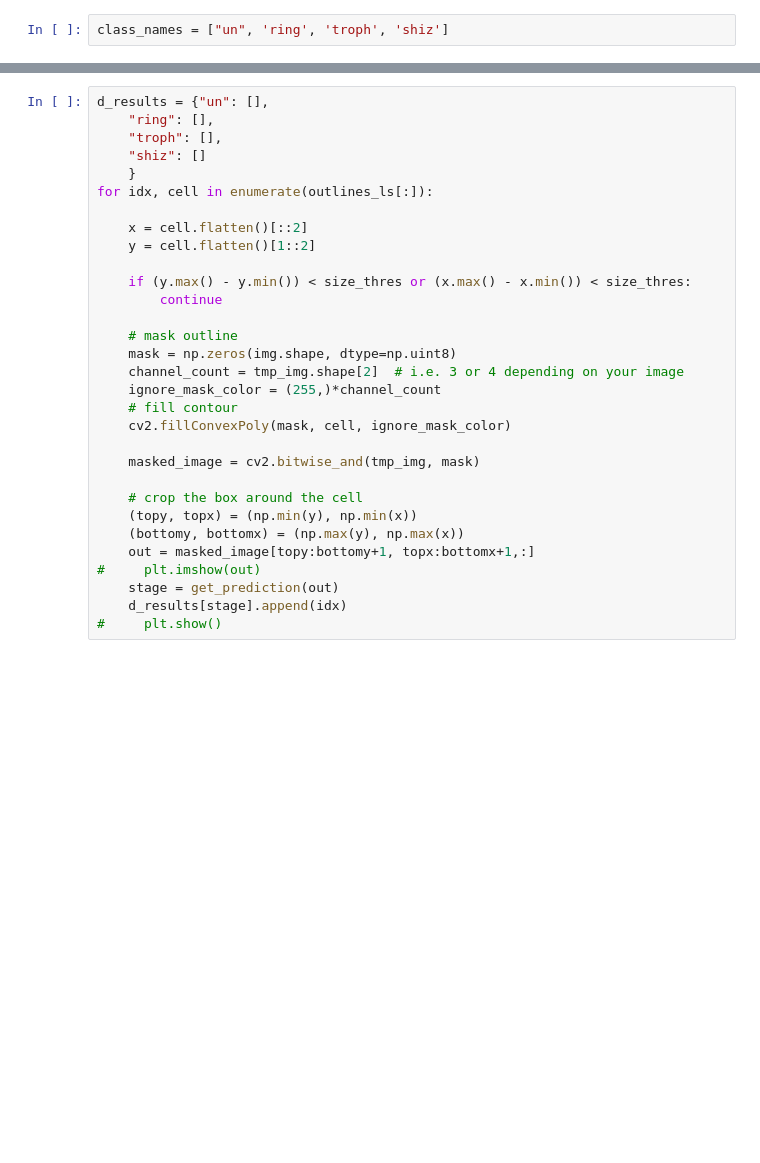
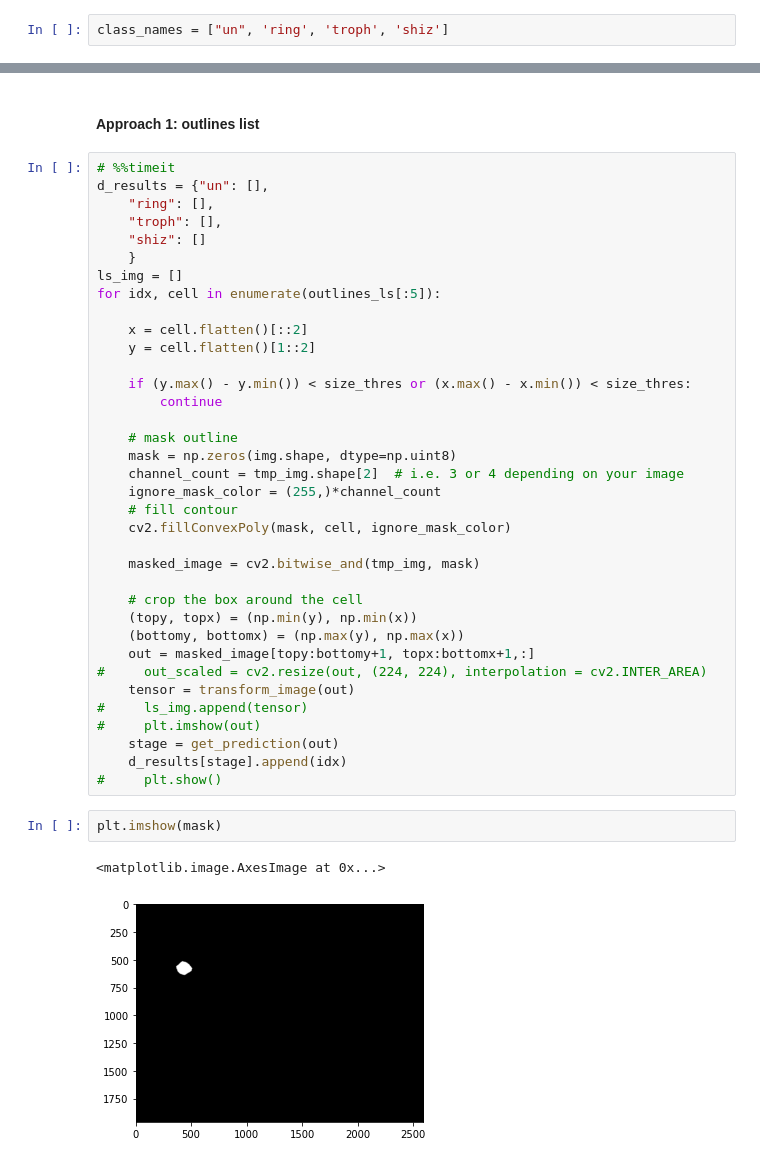
Before and after one commit to danielbarco/malariadetection_webapp, a Jupyter notebook: nbs/Cellpose-segmentation.ipynb, the cells around one changed output, grey strips where cells are left out. Saved outputs shown, nothing was run; the diff lists cells and outputs as text; blank space fills up the shorter version.

```diff
--- a/nbs/Cellpose-segmentation.ipynb
+++ b/nbs/Cellpose-segmentation.ipynb
@@ -323,10 +354,14 @@ class_names = ["un", 'ring', 'troph', 'shiz']
+# %% [markdown]
+#### Approach 1: outlines list
 # %%
+# %%timeit
 d_results = {"un": [],
     "ring": [],
     "troph": [],
     "shiz": []
     }
-for idx, cell in enumerate(outlines_ls[:]):
+ls_img = []
+for idx, cell in enumerate(outlines_ls[:5]):
 
     x = cell.flatten()[::2]
     y = cell.flatten()[1::2]
@@ -347,7 +382,15 @@ for idx, cell in enumerate(outlines_ls[:]):
     (topy, topx) = (np.min(y), np.min(x))
     (bottomy, bottomx) = (np.max(y), np.max(x))
     out = masked_image[topy:bottomy+1, topx:bottomx+1,:]
+#     out_scaled = cv2.resize(out, (224, 224), interpolation = cv2.INTER_AREA)
+    tensor = transform_image(out)
+#     ls_img.append(tensor)
 #     plt.imshow(out)
     stage = get_prediction(out)
     d_results[stage].append(idx)
 #     plt.show()
+# %%
+plt.imshow(mask)
+# %% [output]
+<matplotlib.image.AxesImage at 0x...>
+[figure, added]
```
Also changed, not shown: parts of 40 cells of this notebook, 6 other files.
